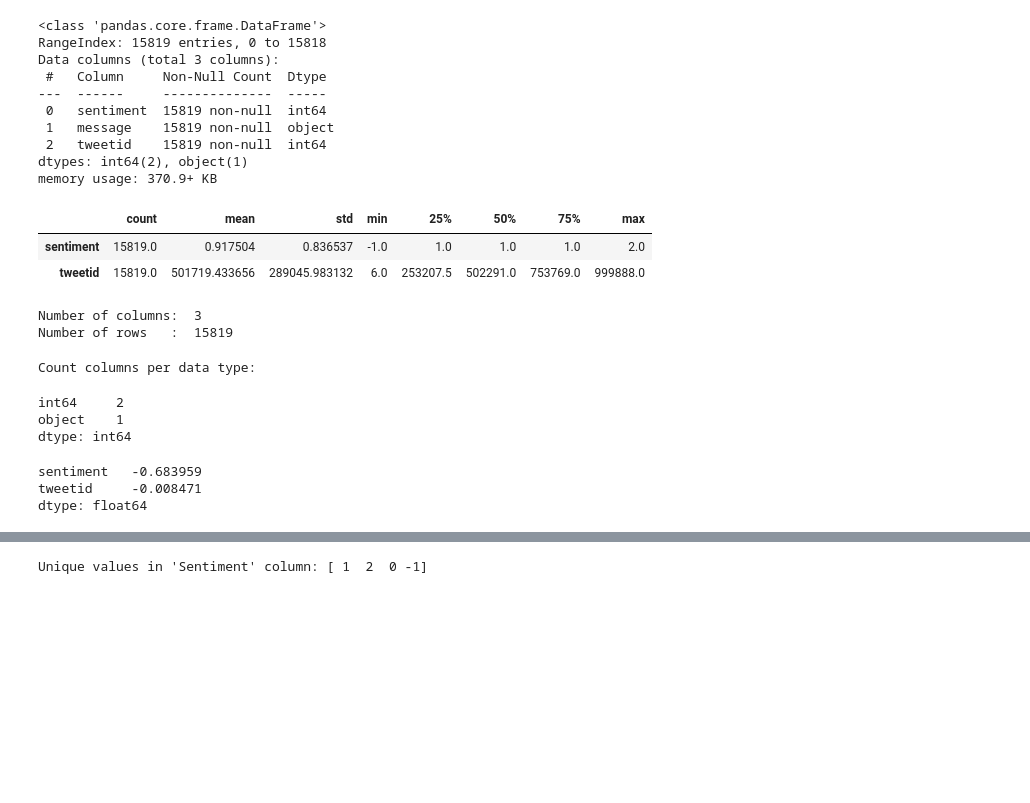
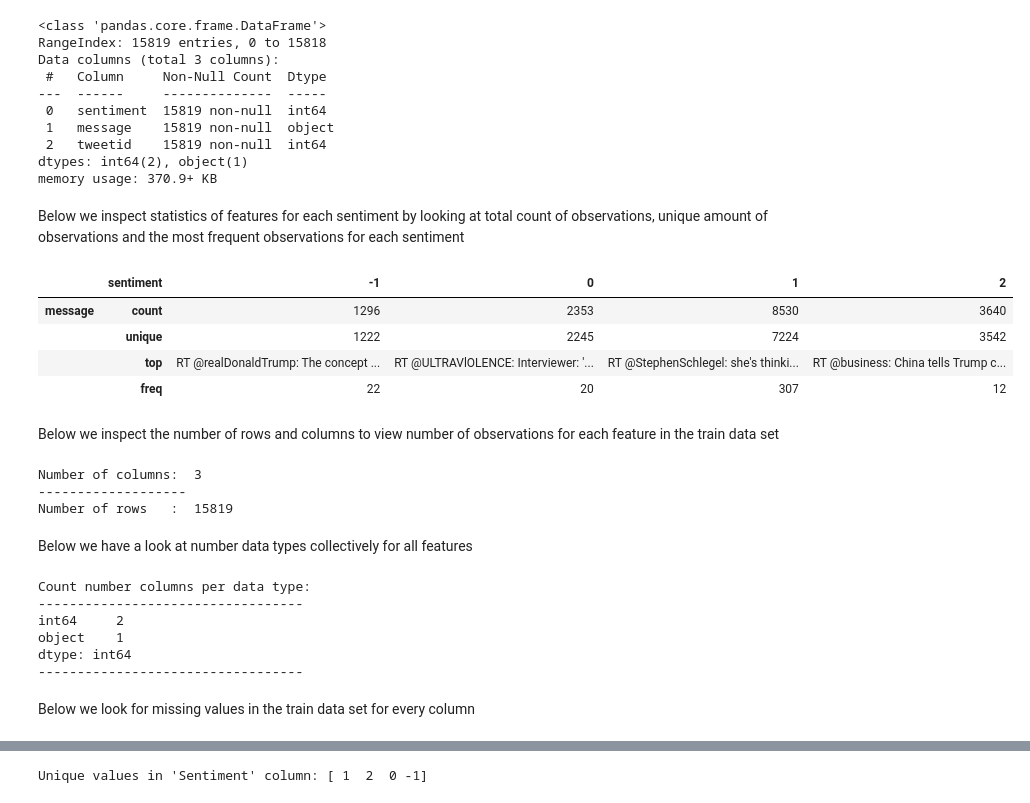
Before and after one commit to TEAM-CW3/climate-change-belief-analysis-2022, a Jupyter notebook: climate-change-belief-analysis-notebook.ipynb, the cells around one changed output, grey strips where cells are left out. Cells and saved outputs as stored; diff of their text form; code cells hidden in the pictures; blank space fills up the shorter version.

```diff
--- a/climate-change-belief-analysis-notebook.ipynb
+++ b/climate-change-belief-analysis-notebook.ipynb
@@ -145,31 +203,42 @@ Data columns (total 3 columns):
  2   tweetid    15819 non-null  int64
 dtypes: int64(2), object(1)
 memory usage: 370.9+ KB
+# %% [markdown]
+Below we inspect statistics of features for each sentiment by looking at total count of observations, unique amount of observations and the most frequent observations for each sentiment
 # %%
-df_train_copy.describe().T
+# look at statistics for non-numerical features
+df_train.groupby('sentiment').describe(include=['object']).T
 # %% [output]
-|  | count | mean | std | min | 25% | 50% | 75% | max |
-| sentiment | 15819.0 | 0.917504 | 0.836537 | -1.0 | 1.0 | 1.0 | 1.0 | 2.0 |
-| tweetid | 15819.0 | 501719.433656 | 289045.983132 | 6.0 | 253207.5 | 502291.0 | 753769.0 | 999888.0 |
+|  | sentiment | -1 | 0 | 1 | 2 |
+| message | count | 1296 | 2353 | 8530 | 3640 |
+|  | unique | 1222 | 2245 | 7224 | 3542 |
+|  | top | RT @realDonaldTrump: The concept ... | RT @ULTRAVlOLENCE: Interviewer: '... | RT @StephenSchlegel: she's thinki... | RT @business: China tells Trump c... |
+|  | freq | 22 | 20 | 307 | 12 |
+# %% [markdown]
+Below we inspect the number of rows and columns to view number of observations for each feature in the train data set
 # %%
 # look at number of columns and rows
-print("Number of columns: ", df_train_copy.shape[1])
-print("Number of rows   : ", df_train_copy.shape[0])
+print('Number of columns: ', df_train_copy.shape[1])
+print('-------------------')
+print('Number of rows   : ', df_train_copy.shape[0])
 # %% [output]
 Number of columns:  3
+-------------------
 Number of rows   :  15819
+# %% [markdown]
+Below we have a look at number data types collectively for all features
 # %%
-print('Count columns per data type:')
-df_train_copy.dtypes.value_counts()
+# look at number of data types
+print('Count number columns per data type:')
+print('----------------------------------')
+print(df_train_copy.dtypes.value_counts())
+print('----------------------------------')
 # %% [output]
-Count columns per data type:
+Count number columns per data type:
+----------------------------------
+int64     2
+object    1
+dtype: int64
+----------------------------------
-int64     2
-object    1
-dtype: int64
-# %%
-# look at the skew of the data
-df_train_copy.skew()
-# %% [output]
-sentiment   -0.683959
-tweetid     -0.008471
-dtype: float64
+# %% [markdown]
+Below we look for missing values in the train data set for every column
```
Also changed, not shown: parts of 62 cells of this notebook.
